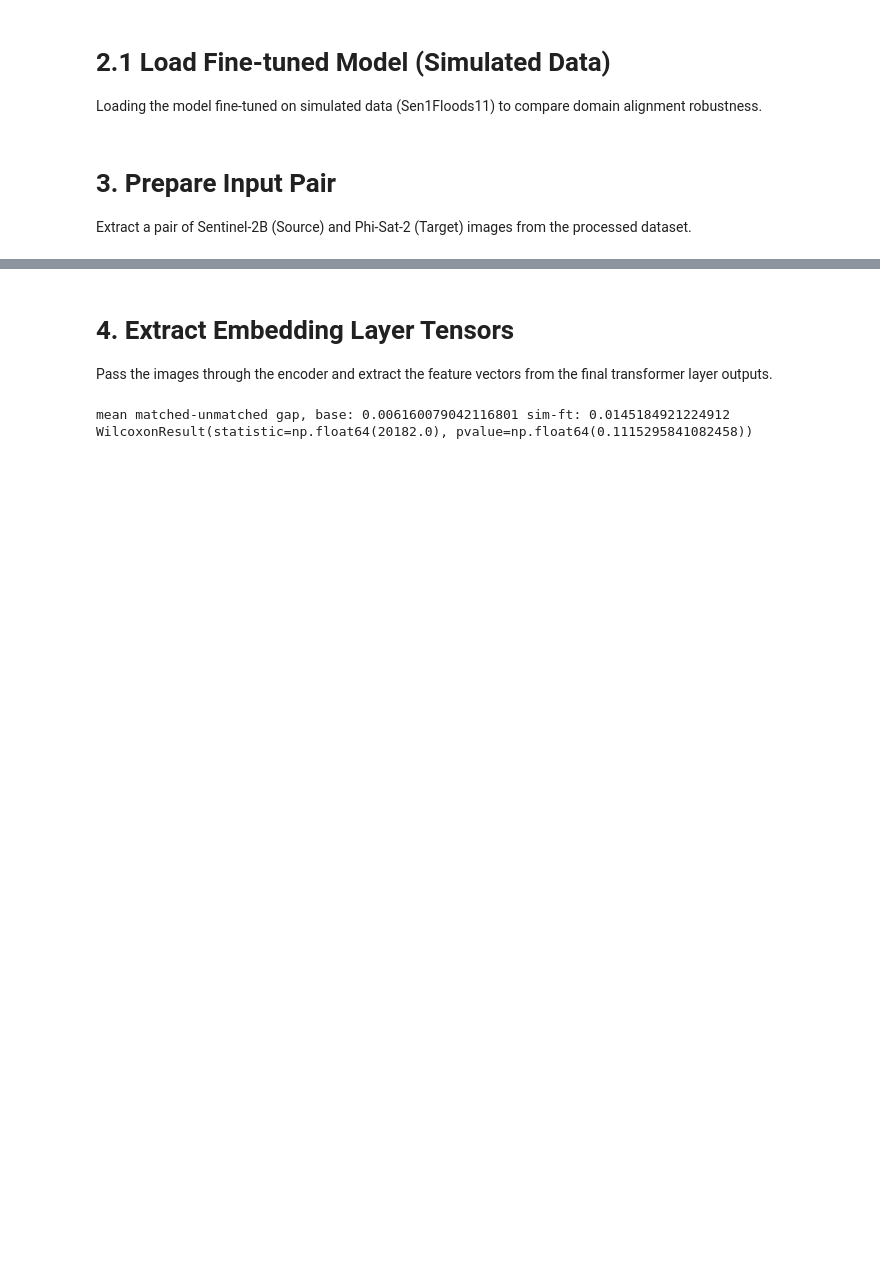
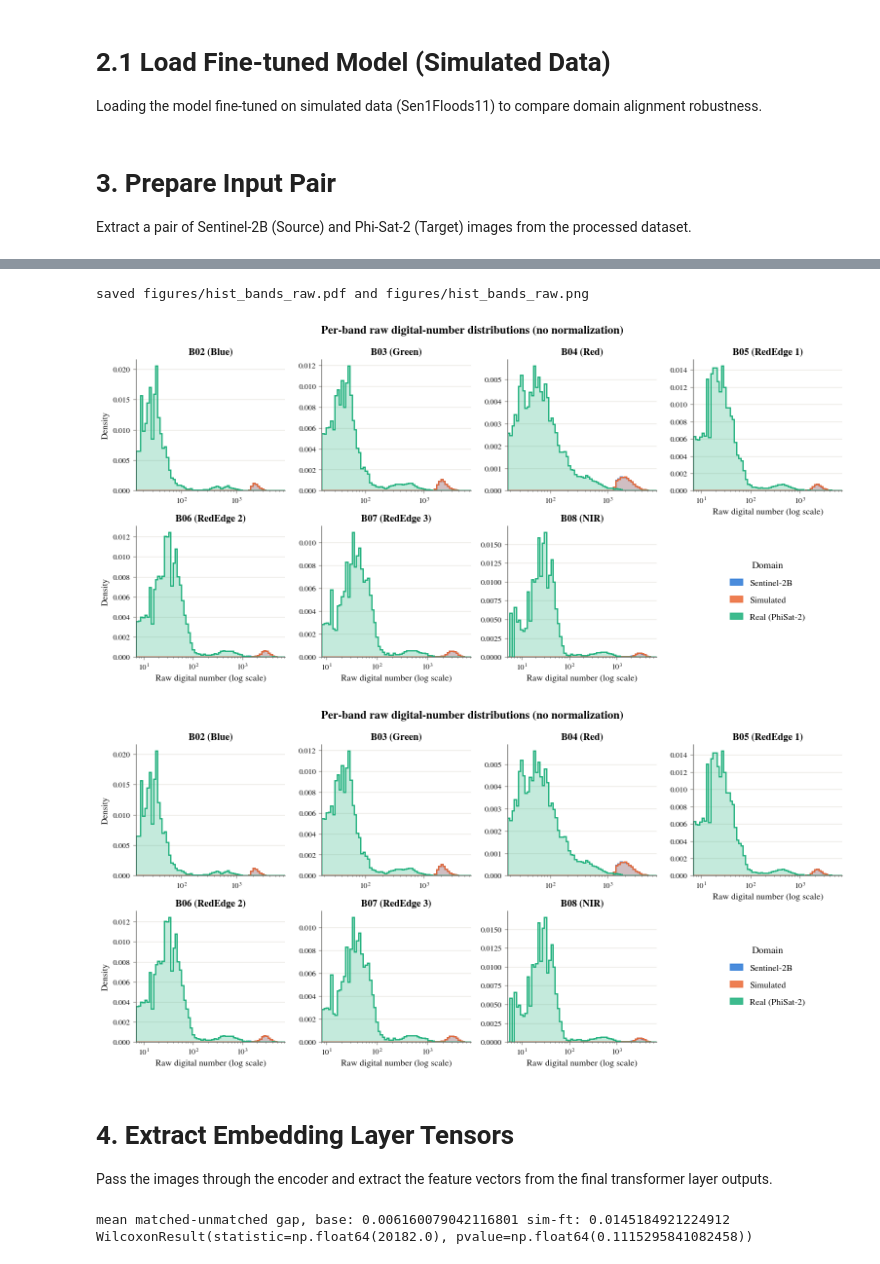
Before and after one commit to elucas0/terra-sat-drift, a Jupyter notebook: terra_sat_drift/drift_analysis/visualize_embeddings_triplets.ipynb, the cells around one changed output, grey strips where cells are left out. Cells and saved outputs as stored; diff of their text form; code cells hidden in the pictures; blank space fills up the shorter version.

```diff
--- a/terra_sat_drift/drift_analysis/visualize_embeddings_triplets.ipynb
+++ b/terra_sat_drift/drift_analysis/visualize_embeddings_triplets.ipynb
@@ -163,3 +255,21 @@ axes[0].legend()
+# %%
+# Raw digital-number distributions (NO normalization), log x-axis.
+# Same three domains straight from the HDF5. Real PhiSat-2 DNs are ~an order of
+# magnitude smaller than the Sentinel-2-scaled S2B / Simulated views, so a log
+# x-axis spreads that multi-decade range and keeps all three shapes legible
+# instead of real collapsing into a spike near zero.
+plot_band_histograms(
+    [("Sentinel-2B", s2b_all), ("Simulated", sim_all), ("Real (PhiSat-2)", real_all)],
+    xlabel="Raw digital number (log scale)",
+    title="Per-band raw digital-number distributions (no normalization)",
+    log_x=True,
+    trim=(0.5, 99.5),
+    savename="hist_bands_raw",
+)
+# %% [output]
+saved figures/hist_bands_raw.pdf and figures/hist_bands_raw.png
+[figure, added]
+[figure, added]
 # %% [markdown]
 # 4. Extract Embedding Layer Tensors
 Pass the images through the encoder and extract the feature vectors from the final transformer layer outputs.
```
Also changed, not shown: parts of 2 cells of this notebook, 36 other files.
